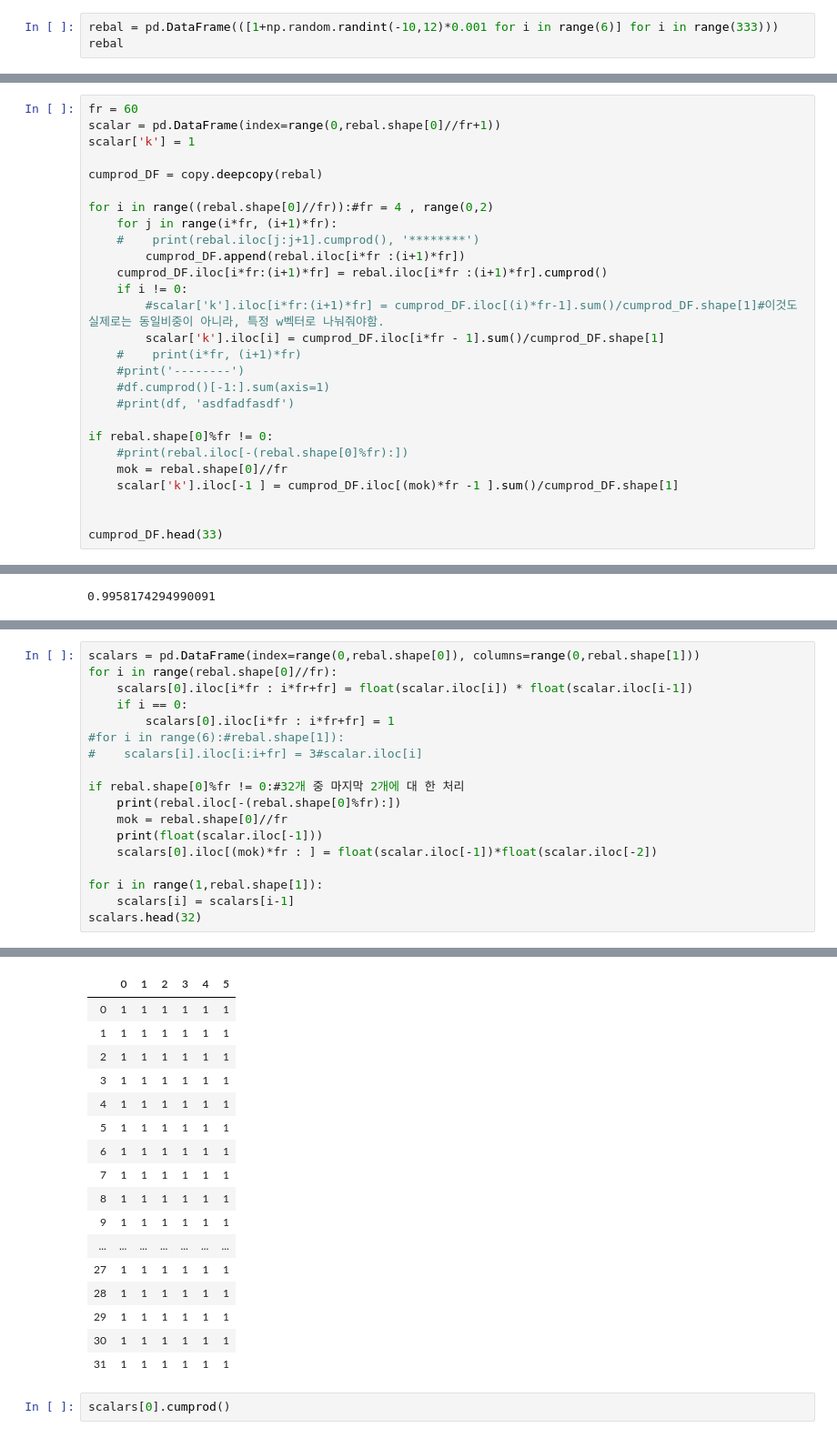
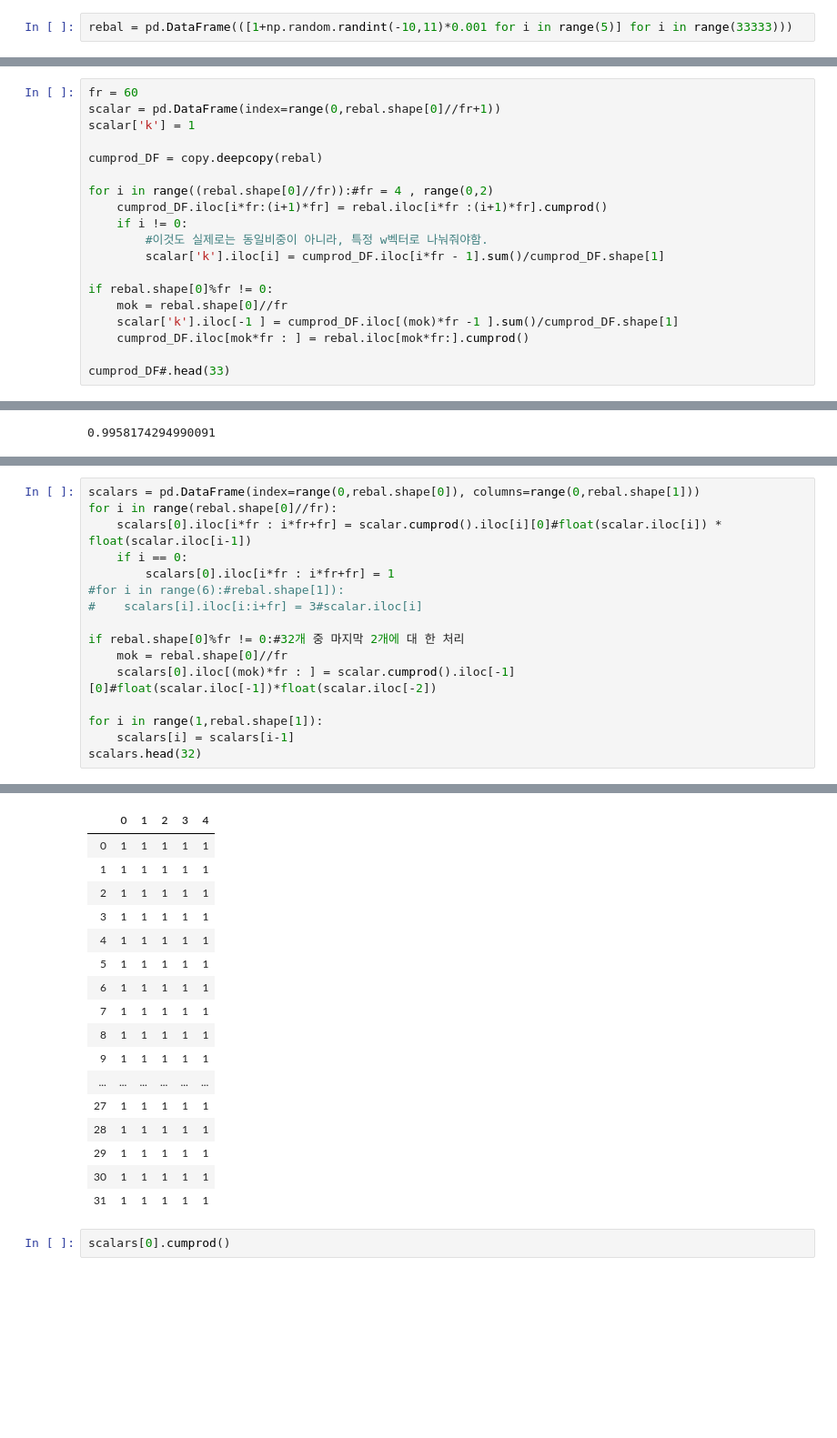
Before and after one commit to yunhacho/jupyterNotebook, a Jupyter notebook: 클래스 화 된 w 최적화.ipynb, the cells around one changed output, grey strips where cells are left out. Shown at 91% size. Cells and saved outputs as stored; diff of their text form; blank space fills up the shorter version.

```diff
--- a/클래스 화 된 w 최적화.ipynb
+++ b/클래스 화 된 w 최적화.ipynb
@@ -112,5 +112,4 @@ Optimization terminated successfully.    (Exit mode 0)
             Gradient evaluations: 7
 array([0.33260327, 0.45340114, 0.09811513, 0.11588047])
 # %%
-rebal = pd.DataFrame(([1+np.random.randint(-10,12)*0.001 for i in range(6)] for i in range(333)))
-rebal
+rebal = pd.DataFrame(([1+np.random.randint(-10,11)*0.001 for i in range(5)] for i in range(33333)))
@@ -136,23 +161,15 @@ scalar['k'] = 1
 cumprod_DF = copy.deepcopy(rebal)
 
 for i in range((rebal.shape[0]//fr)):#fr = 4 , range(0,2)
-    for j in range(i*fr, (i+1)*fr):
-    #    print(rebal.iloc[j:j+1].cumprod(), '********')
-        cumprod_DF.append(rebal.iloc[i*fr :(i+1)*fr])
     cumprod_DF.iloc[i*fr:(i+1)*fr] = rebal.iloc[i*fr :(i+1)*fr].cumprod()
     if i != 0:
-        #scalar['k'].iloc[i*fr:(i+1)*fr] = cumprod_DF.iloc[(i)*fr-1].sum()/cumprod_DF.shape[1]#이것도 실제로는 동일비중이 아니라, 특정 w벡터로 나눠줘야함.
+        #이것도 실제로는 동일비중이 아니라, 특정 w벡터로 나눠줘야함.
         scalar['k'].iloc[i] = cumprod_DF.iloc[i*fr - 1].sum()/cumprod_DF.shape[1]
-    #    print(i*fr, (i+1)*fr)
-    #print('--------')
-    #df.cumprod()[-1:].sum(axis=1)
-    #print(df, 'asdfadfasdf')
 
 if rebal.shape[0]%fr != 0:
-    #print(rebal.iloc[-(rebal.shape[0]%fr):])
     mok = rebal.shape[0]//fr
     scalar['k'].iloc[-1 ] = cumprod_DF.iloc[(mok)*fr -1 ].sum()/cumprod_DF.shape[1]
+    cumprod_DF.iloc[mok*fr : ] = rebal.iloc[mok*fr:].cumprod()
 
-
-cumprod_DF.head(33)
+cumprod_DF#.head(33)
 # %% [output]
@@ -197,17 +214,15 @@ Name: 1, dtype: float64
 # %%
 scalars = pd.DataFrame(index=range(0,rebal.shape[0]), columns=range(0,rebal.shape[1]))
 for i in range(rebal.shape[0]//fr):
-    scalars[0].iloc[i*fr : i*fr+fr] = float(scalar.iloc[i]) * float(scalar.iloc[i-1])
+    scalars[0].iloc[i*fr : i*fr+fr] = scalar.cumprod().iloc[i][0]#float(scalar.iloc[i]) * float(scalar.iloc[i-1])
     if i == 0:
         scalars[0].iloc[i*fr : i*fr+fr] = 1
 #for i in range(6):#rebal.shape[1]):
 #    scalars[i].iloc[i:i+fr] = 3#scalar.iloc[i]
 
 if rebal.shape[0]%fr != 0:#32개 중 마지막 2개에 대 한 처리
-    print(rebal.iloc[-(rebal.shape[0]%fr):])
     mok = rebal.shape[0]//fr
-    print(float(scalar.iloc[-1]))
-    scalars[0].iloc[(mok)*fr : ] = float(scalar.iloc[-1])*float(scalar.iloc[-2])
+    scalars[0].iloc[(mok)*fr : ] = scalar.cumprod().iloc[-1][0]#float(scalar.iloc[-1])*float(scalar.iloc[-2])
 
 for i in range(1,rebal.shape[1]):
     scalars[i] = scalars[i-1]
@@ -233,20 +231,20 @@ scalars.head(32)
-|  | 0 | 1 | 2 | 3 | 4 | 5 |
-| 0 | 1 | 1 | 1 | 1 | 1 | 1 |
-| 1 | 1 | 1 | 1 | 1 | 1 | 1 |
-| 2 | 1 | 1 | 1 | 1 | 1 | 1 |
-| 3 | 1 | 1 | 1 | 1 | 1 | 1 |
-| 4 | 1 | 1 | 1 | 1 | 1 | 1 |
-| 5 | 1 | 1 | 1 | 1 | 1 | 1 |
-| 6 | 1 | 1 | 1 | 1 | 1 | 1 |
-| 7 | 1 | 1 | 1 | 1 | 1 | 1 |
-| 8 | 1 | 1 | 1 | 1 | 1 | 1 |
-| 9 | 1 | 1 | 1 | 1 | 1 | 1 |
-| ... | ... | ... | ... | ... | ... | ... |
-| 27 | 1 | 1 | 1 | 1 | 1 | 1 |
-| 28 | 1 | 1 | 1 | 1 | 1 | 1 |
-| 29 | 1 | 1 | 1 | 1 | 1 | 1 |
-| 30 | 1 | 1 | 1 | 1 | 1 | 1 |
-| 31 | 1 | 1 | 1 | 1 | 1 | 1 |
+|  | 0 | 1 | 2 | 3 | 4 |
+| 0 | 1 | 1 | 1 | 1 | 1 |
+| 1 | 1 | 1 | 1 | 1 | 1 |
+| 2 | 1 | 1 | 1 | 1 | 1 |
+| 3 | 1 | 1 | 1 | 1 | 1 |
+| 4 | 1 | 1 | 1 | 1 | 1 |
+| 5 | 1 | 1 | 1 | 1 | 1 |
+| 6 | 1 | 1 | 1 | 1 | 1 |
+| 7 | 1 | 1 | 1 | 1 | 1 |
+| 8 | 1 | 1 | 1 | 1 | 1 |
+| 9 | 1 | 1 | 1 | 1 | 1 |
+| ... | ... | ... | ... | ... | ... |
+| 27 | 1 | 1 | 1 | 1 | 1 |
+| 28 | 1 | 1 | 1 | 1 | 1 |
+| 29 | 1 | 1 | 1 | 1 | 1 |
+| 30 | 1 | 1 | 1 | 1 | 1 |
+| 31 | 1 | 1 | 1 | 1 | 1 |
 # %%
 scalars[0].cumprod()
 # %% [output]
```
Also changed, not shown: parts of 30 cells of this notebook.
